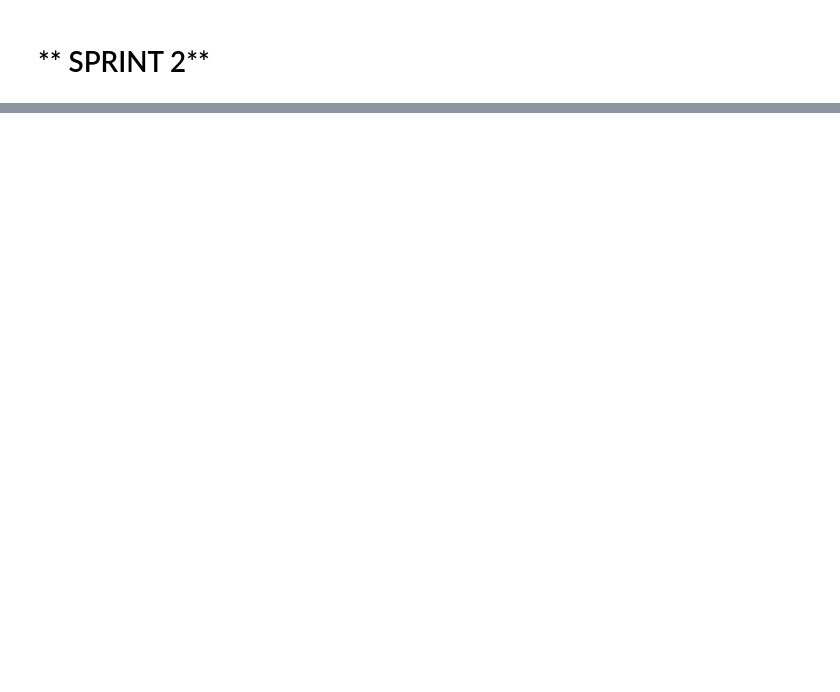
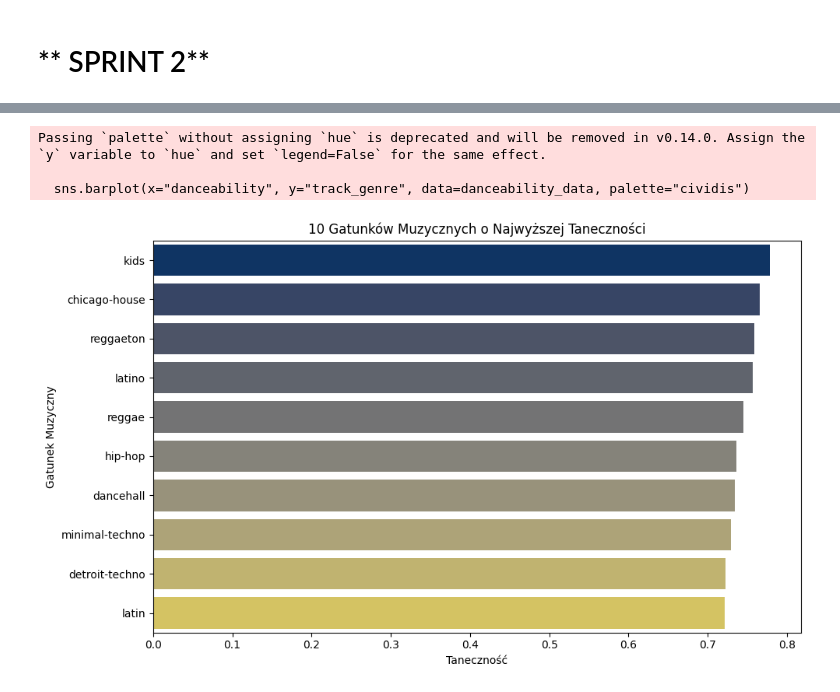
Before and after one commit to robsmokos/Projekt_Zlozony_v3, a Jupyter notebook: Projekt_Zlozony_3.ipynb, the cells around one changed output, grey strips where cells are left out. Cells and saved outputs as stored; diff of their text form; code cells hidden in the pictures; blank space fills up the shorter version.

```diff
--- a/Projekt_Zlozony_3.ipynb
+++ b/Projekt_Zlozony_3.ipynb
@@ -332,0 +438,22 @@ Analiza rozkładu zmiennych kategorycznych:
+# %%
+
+# Grupowanie danych według gatunku i obliczenie średniej taneczności
+danceability_data = data.groupby("track_genre", as_index=False)["danceability"].mean().sort_values(by="danceability", ascending=False).head(10)
+
+# Tworzenie wykresu
+plt.figure(figsize=(10, 6))
+sns.barplot(x="danceability", y="track_genre", data=danceability_data, palette="cividis")
+
+# Dodanie tytułów i etykiet w języku polskim
+plt.title("10 Gatunków Muzycznych o Najwyższej Taneczności", fontsize=12)
+plt.xlabel("Taneczność", fontsize=10)
+plt.ylabel("Gatunek Muzyczny", fontsize=10)
+
+# Dopasowanie układu
+plt.tight_layout()
+plt.show()
+# %% [output]
+Passing `palette` without assigning `hue` is deprecated and will be removed in v0.14.0. Assign the `y` variable to `hue` and set `legend=False` for the same effect.
+
+  sns.barplot(x="danceability", y="track_genre", data=danceability_data, palette="cividis")
+[figure, added]
```
Also changed, not shown: parts of 6 cells of this notebook.
